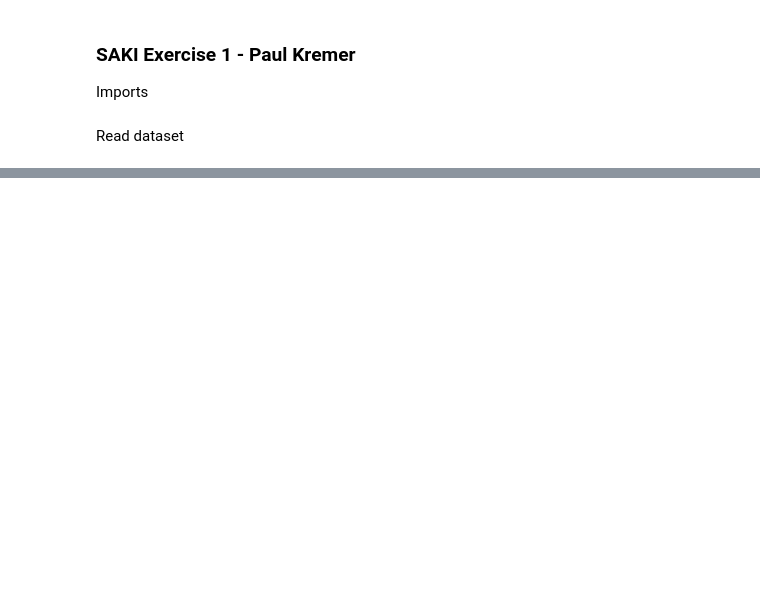
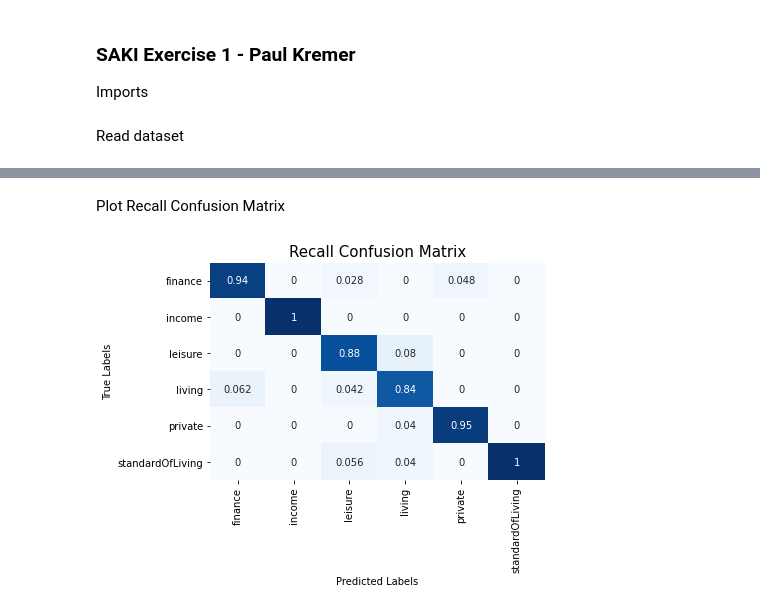
Before and after one commit to PauKre/SAKI_1_Paul_Kremer, a Jupyter notebook: SAKI1.ipynb, the cells around one changed output, grey strips where cells are left out. Drawn from its saved outputs; the diff is of its cells as text; code cells hidden in the pictures; blank space fills up the shorter version.

```diff
--- a/SAKI1.ipynb
+++ b/SAKI1.ipynb
@@ -63,0 +128,20 @@ array([[  0., 162.],
+# %% [markdown]
+Plot Recall Confusion Matrix
+# %%
+cf_matrix_recall = confusion_matrix(y_true= labels, y_pred=pred_labels, normalize='pred')
+recall_ax = plt.axes()
+cf_matrix_recall = sns.heatmap(cf_matrix_recall
+            , annot=True
+            , cmap='Blues'
+            , cbar=False
+            , xticklabels=label_list
+            , yticklabels=label_list
+            , ax= recall_ax
+            )
+recall_ax.set_title("Recall Confusion Matrix", fontsize=15)
+recall_ax.set_xlabel("Predicted Labels")
+recall_ax.set_ylabel("True Labels")
+plt.savefig("recall.png", pad_inches=0.3, bbox_inches='tight')
+plt.show()
+# %% [output]
+[figure, added]
```
Also changed, not shown: parts of 18 cells of this notebook, 7 other files.
